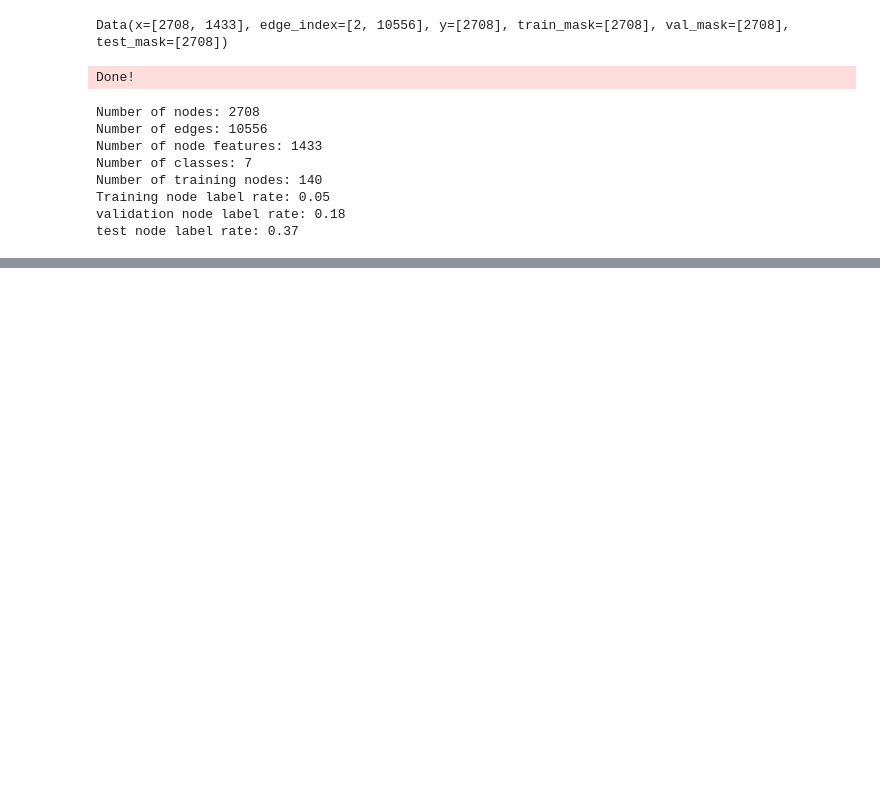
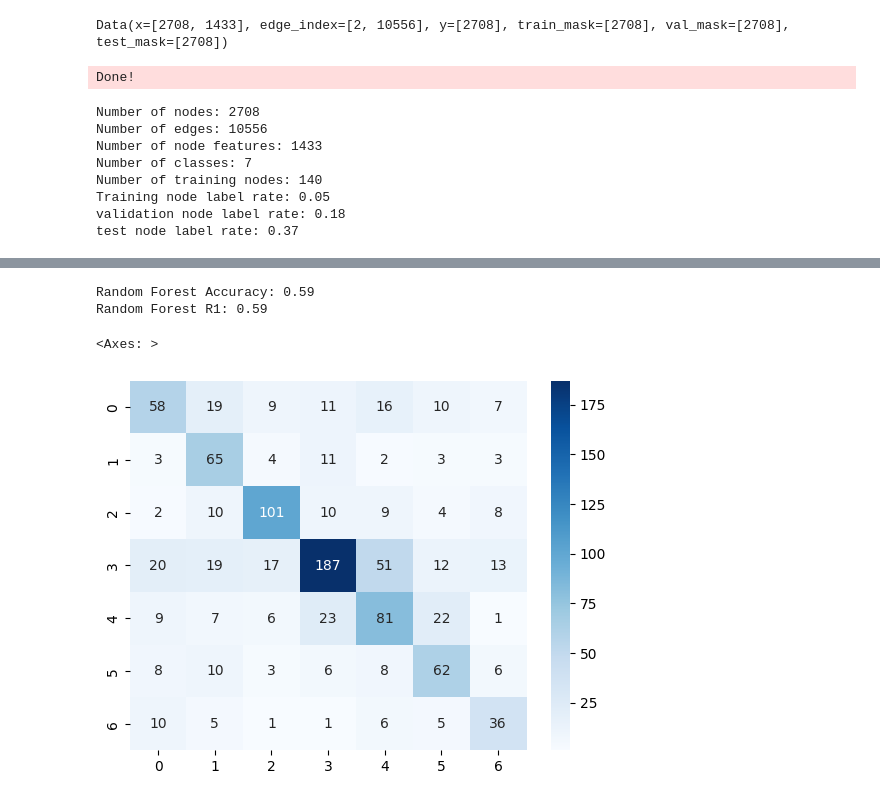
Before and after one commit to Naveen-gale/DATA-SCENS-LEARNING, a Jupyter notebook: resurach.ipynb, the cells around one changed output, grey strips where cells are left out. Saved outputs shown, nothing was run; the diff lists cells and outputs as text; code cells hidden in the pictures; blank space fills up the shorter version.

```diff
--- a/resurach.ipynb
+++ b/resurach.ipynb
@@ -63,0 +128,45 @@ test node label rate: 0.37
+# %%
+from sklearn.feature_extraction.text import TfidfTransformer
+from sklearn.ensemble import RandomForestClassifier
+from sklearn.metrics import accuracy_score , f1_score, confusion_matrix
+
+tfidf = TfidfTransformer()
+X_tfidf = tfidf.fit_transform(X_binary).toarray()
+X_baseline = X_tfidf #Features
+
+train_idx = data.train_mask.numpy() #Training Research Papers
+val_idx = data.val_mask.numpy()
+test_idx = data.test_mask.numpy()
+
+X_train , y_train = X_baseline[train_idx], y[train_idx]
+X_test, y_test = X_baseline[test_idx],y[test_idx]
+
+rf = RandomForestClassifier(
+    n_estimators=100,
+    max_depth=10,
+    random_state=42
+)
+
+rf.fit(X_train, y_train)
+y_pred = rf.predict(X_test)
+rf_r1= rf.score(X_test, y_test)
+rf_acc = accuracy_score(y_test, y_pred)
+
+print(f"Random Forest Accuracy: {rf_acc}")
+print(f"Random Forest R1: {rf_r1}")
+# %% [output]
+Random Forest Accuracy: 0.59
+Random Forest R1: 0.59
+# %%
+sns.heatmap(
+    confusion_matrix(y_test, y_pred),
+    annot=True,
+    fmt='d',
+    cmap='Blues',
+    xticklabels=np.unique(y),
+    yticklabels=np.unique(y)
+
+)
+# %% [output]
+<Axes: >
+[figure, added]
```
Also changed, not shown: parts of 9 cells of this notebook.
